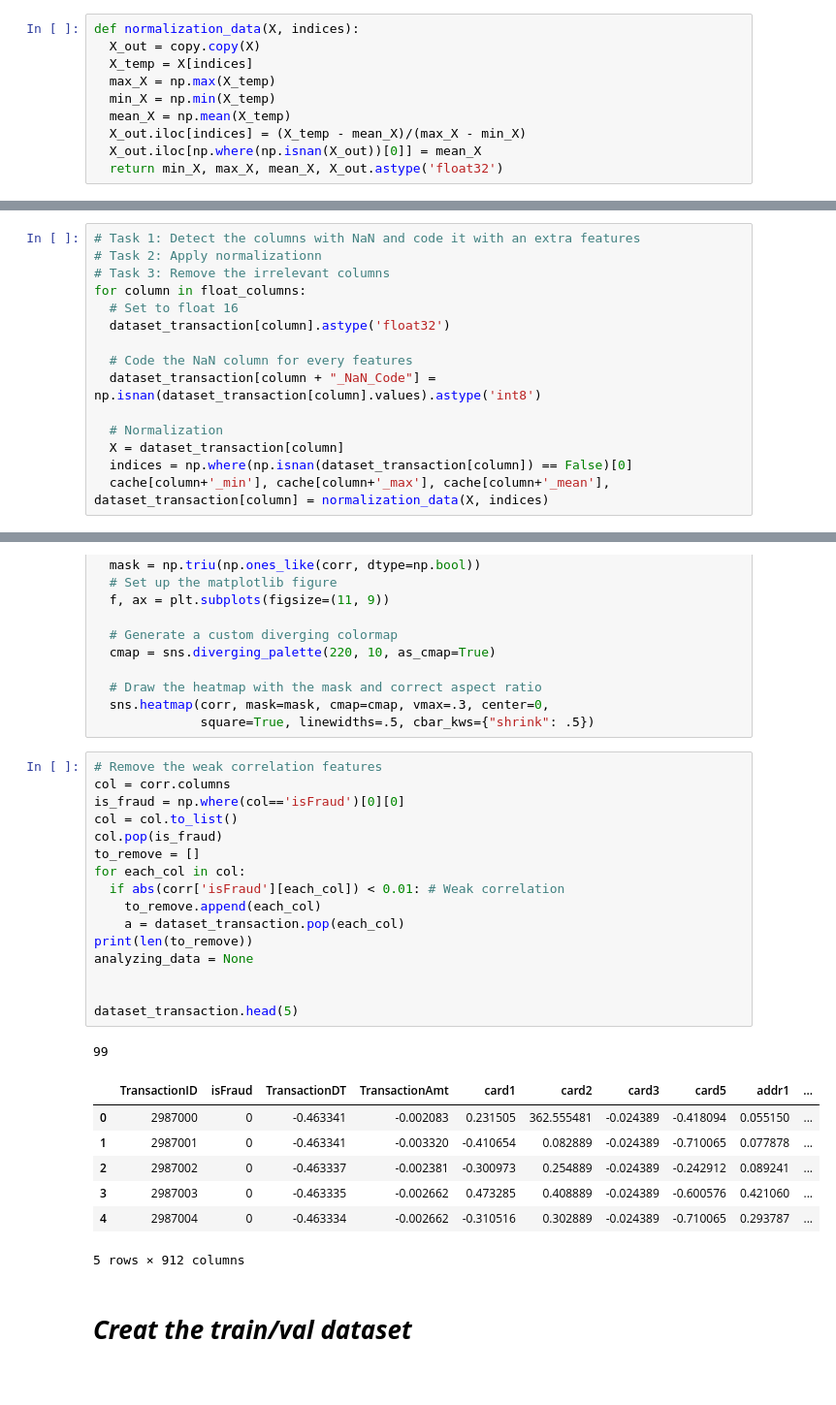
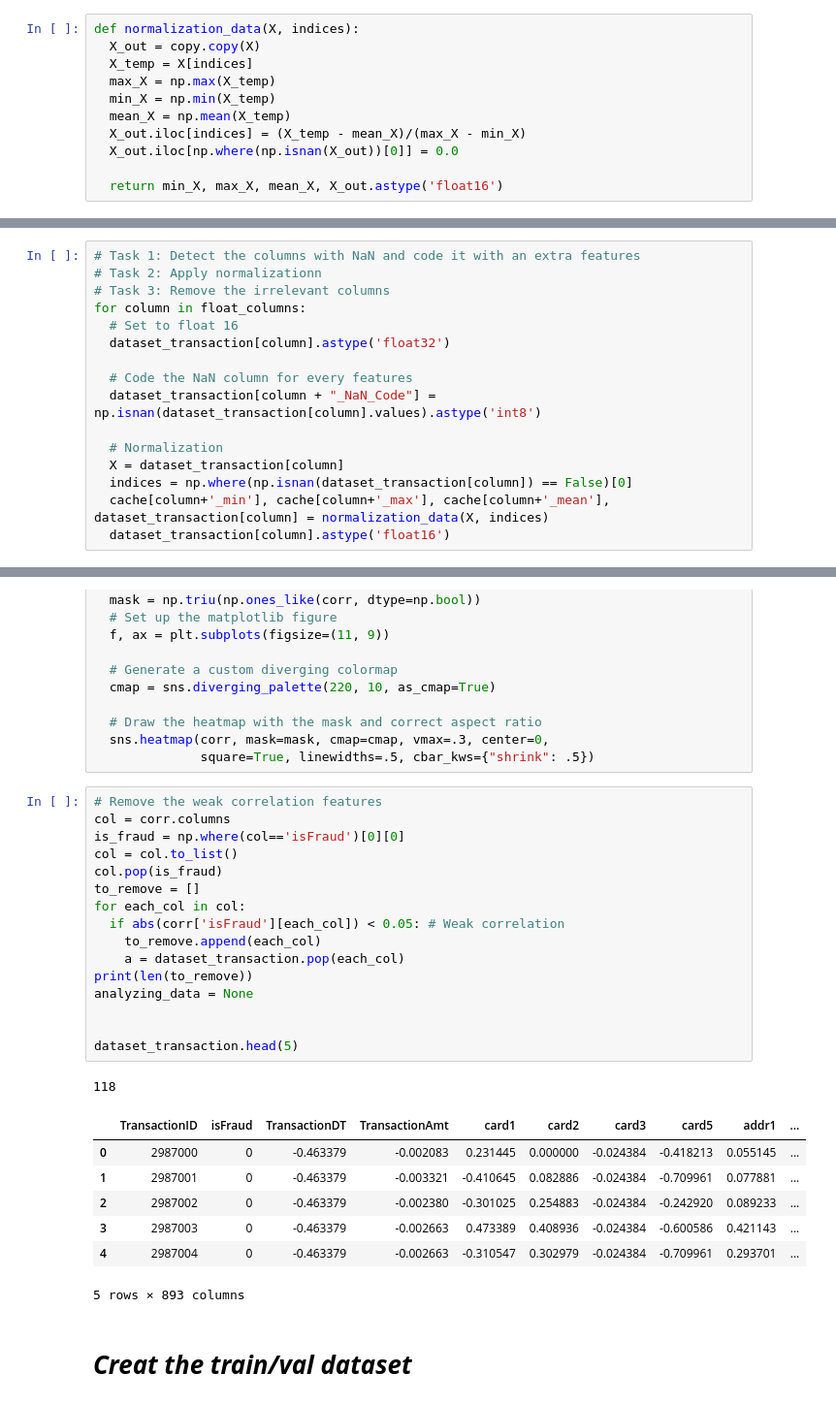
Before and after one commit to aquangnguyen1992/Advanced_Data_Science_Capstone, a Jupyter notebook: Capstone_Project.ipynb, the cells around one changed output, grey strips where cells are left out. Shown at 97% size. Saved outputs shown, nothing was run; the diff lists cells and outputs as text.

```diff
--- a/Capstone_Project.ipynb
+++ b/Capstone_Project.ipynb
@@ -107,8 +111,9 @@ def normalization_data(X, indices):
   min_X = np.min(X_temp)
   mean_X = np.mean(X_temp)
   X_out.iloc[indices] = (X_temp - mean_X)/(max_X - min_X)
-  X_out.iloc[np.where(np.isnan(X_out))[0]] = mean_X
-  return min_X, max_X, mean_X, X_out.astype('float32')
+  X_out.iloc[np.where(np.isnan(X_out))[0]] = 0.0
+
+  return min_X, max_X, mean_X, X_out.astype('float16')
 # %%
 dataset_transaction.head(5)
 # %% [output]
@@ -134,6 +139,7 @@ for column in float_columns:
   X = dataset_transaction[column]
   indices = np.where(np.isnan(dataset_transaction[column]) == False)[0]
   cache[column+'_min'], cache[column+'_max'], cache[column+'_mean'], dataset_transaction[column] = normalization_data(X, indices)
+  dataset_transaction[column].astype('float16')
 # %%
 dataset_transaction.head(5)
 # %% [output]
@@ -236,28 +242,28 @@ if to_display:
 # %%
 # Remove the weak correlation features
 col = corr.columns
 is_fraud = np.where(col=='isFraud')[0][0]
 col = col.to_list()
 col.pop(is_fraud)
 to_remove = []
 for each_col in col:
-  if abs(corr['isFraud'][each_col]) < 0.01: # Weak correlation
+  if abs(corr['isFraud'][each_col]) < 0.05: # Weak correlation
     to_remove.append(each_col)
     a = dataset_transaction.pop(each_col)
 print(len(to_remove))
 analyzing_data = None
 
 
 dataset_transaction.head(5)
 # %% [output]
-99
+118
 |  | TransactionID | isFraud | TransactionDT | TransactionAmt | card1 | card2 | card3 | card5 | addr1 | ... |
-| 0 | 2987000 | 0 | -0.463341 | -0.002083 | 0.231505 | 362.555481 | -0.024389 | -0.418094 | 0.055150 | ... |
-| 1 | 2987001 | 0 | -0.463341 | -0.003320 | -0.410654 | 0.082889 | -0.024389 | -0.710065 | 0.077878 | ... |
-| 2 | 2987002 | 0 | -0.463337 | -0.002381 | -0.300973 | 0.254889 | -0.024389 | -0.242912 | 0.089241 | ... |
-| 3 | 2987003 | 0 | -0.463335 | -0.002662 | 0.473285 | 0.408889 | -0.024389 | -0.600576 | 0.421060 | ... |
-| 4 | 2987004 | 0 | -0.463334 | -0.002662 | -0.310516 | 0.302889 | -0.024389 | -0.710065 | 0.293787 | ... |
+| 0 | 2987000 | 0 | -0.463379 | -0.002083 | 0.231445 | 0.000000 | -0.024384 | -0.418213 | 0.055145 | ... |
+| 1 | 2987001 | 0 | -0.463379 | -0.003321 | -0.410645 | 0.082886 | -0.024384 | -0.709961 | 0.077881 | ... |
+| 2 | 2987002 | 0 | -0.463379 | -0.002380 | -0.301025 | 0.254883 | -0.024384 | -0.242920 | 0.089233 | ... |
+| 3 | 2987003 | 0 | -0.463379 | -0.002663 | 0.473389 | 0.408936 | -0.024384 | -0.600586 | 0.421143 | ... |
+| 4 | 2987004 | 0 | -0.463379 | -0.002663 | -0.310547 | 0.302979 | -0.024384 | -0.709961 | 0.293701 | ... |
-5 rows × 912 columns
+5 rows × 893 columns
 # %% [markdown]
 # ***Creat the train/val dataset***
 # %%
```
Also changed, not shown: parts of 18 cells of this notebook.
